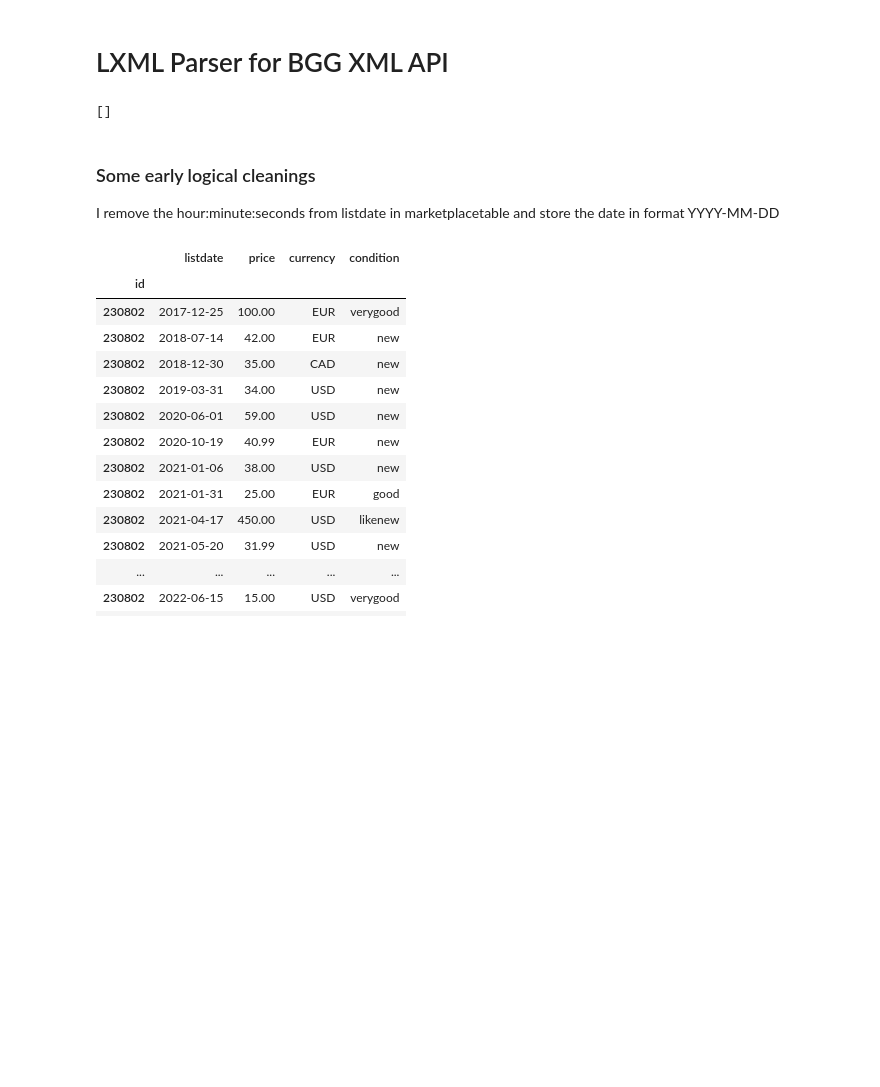
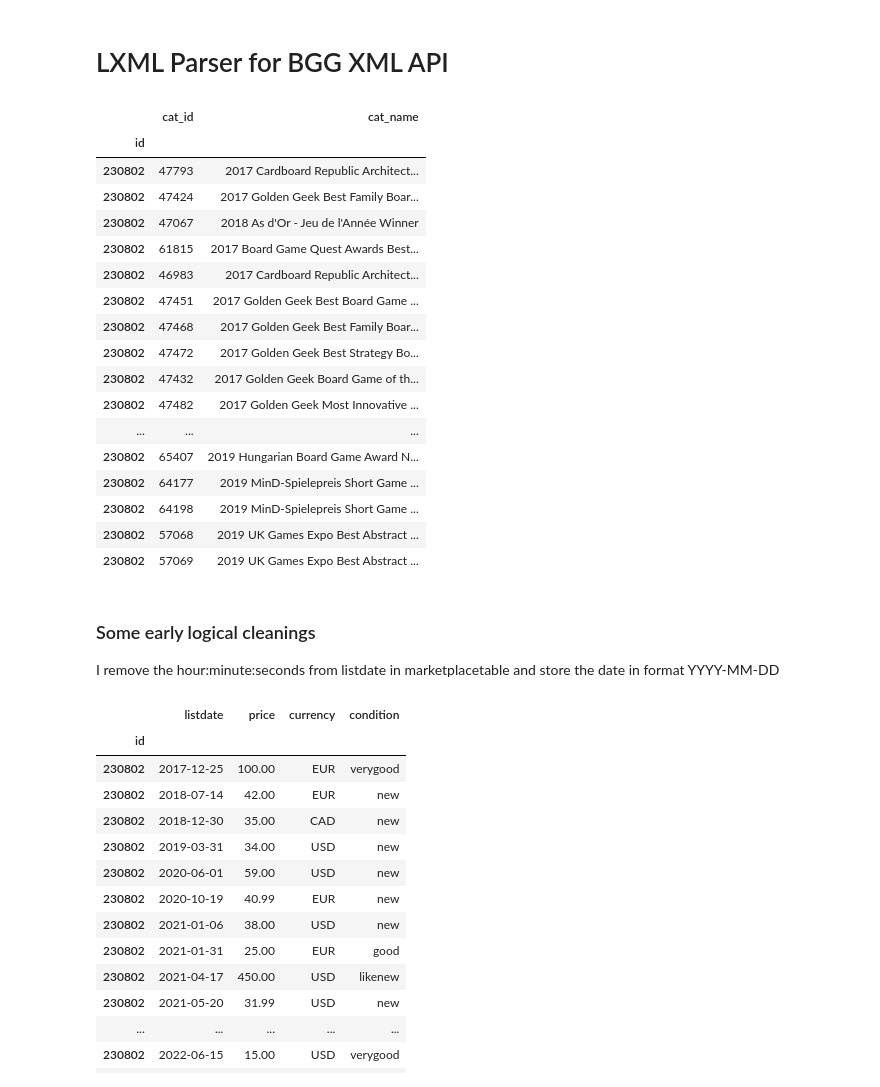
Before and after one commit to Daily-Lama-Capstone/Daily-Lama-Capstone, a Jupyter notebook: XML_parse_Salva_api_1.ipynb, the cells around one changed output. Cells and saved outputs as stored; diff of their text form; code cells hidden in the pictures; blank space fills up the shorter version.

```diff
--- a/XML_parse_Salva_api_1.ipynb
+++ b/XML_parse_Salva_api_1.ipynb
@@ -26,7 +26,7 @@ b_implementation = []
 b_videogames = []
 
 parser = et.XMLParser(recover=True)
-xtree = et.parse("old_api_id_200.xml", parser= parser).getroot()
+xtree = et.parse("sample_api1.xml", parser= parser).getroot()
 
 
 for node in xtree:
@@ -102,36 +102,53 @@ for node in xtree:
                 "price": node3.find("price").text,
                 "currency": node3.find("price").get("currency"),
                 "condition": node3.find("condition").text
                 })
 
     main_d.append({"id": id ,"description": description, "yearpublished": yearpublished,
                     "min_players": minplayers,"max_players": maxplayers, "playtime":playingtime, "min_playtime":minplayingtime,
                     "max_playtime":maxplayingtime, "min_age": min_age})
 
 
 df_main = pd.DataFrame(main_d).set_index("id")
 df_name = pd.DataFrame(name_d).set_index("id")
 df_nump_comm = pd.DataFrame(nump_comm_d).set_index("id")
 df_age_comm = pd.DataFrame(age_comm_d).set_index("id")
 df_lang_d_comm = pd.DataFrame(lang_d_comm).set_index("id")
 df_b_cat = pd.DataFrame(b_cat).set_index("id")
 df_b_mech = pd.DataFrame(b_mech).set_index("id")
 b_family = pd.DataFrame(b_family).set_index("id")
 b_expansion = pd.DataFrame(b_expansion).set_index("id")
 b_honor = pd.DataFrame(b_honor).set_index("id")
 b_designer = pd.DataFrame(b_designer).set_index("id")
 b_artist = pd.DataFrame(b_artist).set_index("id")
 b_publisher = pd.DataFrame(b_publisher).set_index("id")
-#b_statistics = pd.DataFrame(b_statistics).set_index("id")
+b_statistics = pd.DataFrame(b_statistics).set_index("id")
 b_marketplace = pd.DataFrame(b_marketplace).set_index("id")
 b_subdomain = pd.DataFrame(b_subdomain).set_index("id")
 b_podcast =pd.DataFrame(b_podcast).set_index("id")
 b_implementation =pd.DataFrame(b_implementation).set_index("id")
 b_videogames =pd.DataFrame(b_videogames).set_index("id")
 
-display(b_statistics)
+b_honor
 # %% [output]
-[]
+|  | cat_id | cat_name |
+| id |  |  |
+| 230802 | 47793 | 2017 Cardboard Republic Architect... |
+| 230802 | 47424 | 2017 Golden Geek Best Family Boar... |
+| 230802 | 47067 | 2018 As d'Or - Jeu de l'Année Winner |
+| 230802 | 61815 | 2017 Board Game Quest Awards Best... |
+| 230802 | 46983 | 2017 Cardboard Republic Architect... |
+| 230802 | 47451 | 2017 Golden Geek Best Board Game ... |
+| 230802 | 47468 | 2017 Golden Geek Best Family Boar... |
+| 230802 | 47472 | 2017 Golden Geek Best Strategy Bo... |
+| 230802 | 47432 | 2017 Golden Geek Board Game of th... |
+| 230802 | 47482 | 2017 Golden Geek Most Innovative ... |
+| ... | ... | ... |
+| 230802 | 65407 | 2019 Hungarian Board Game Award N... |
+| 230802 | 64177 | 2019 MinD-Spielepreis Short Game ... |
+| 230802 | 64198 | 2019 MinD-Spielepreis Short Game ... |
+| 230802 | 57068 | 2019 UK Games Expo Best Abstract ... |
+| 230802 | 57069 | 2019 UK Games Expo Best Abstract ... |
 # %% [markdown]
 ### Some early logical cleanings
 
```
Also changed, not shown: parts of 8 cells of this notebook.
